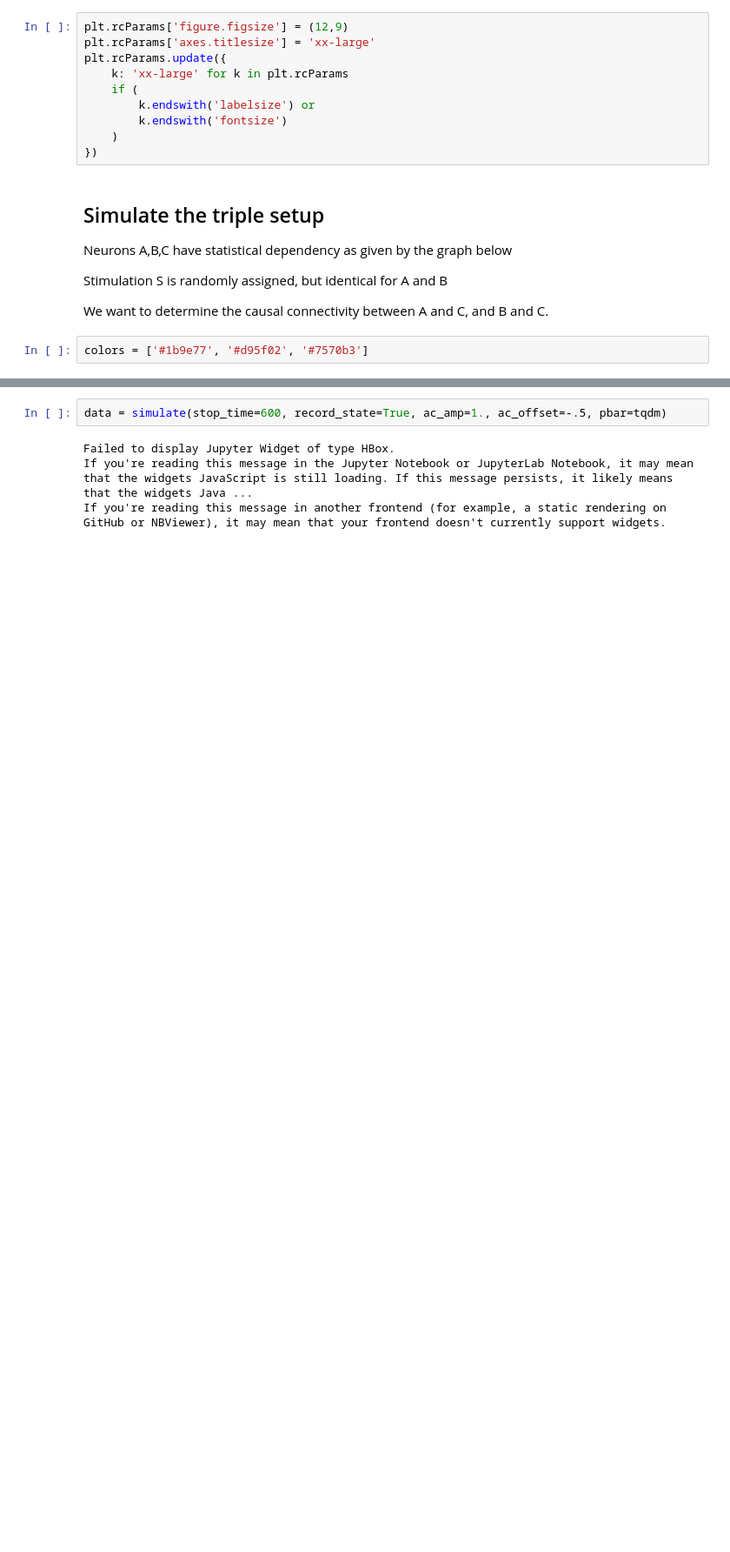
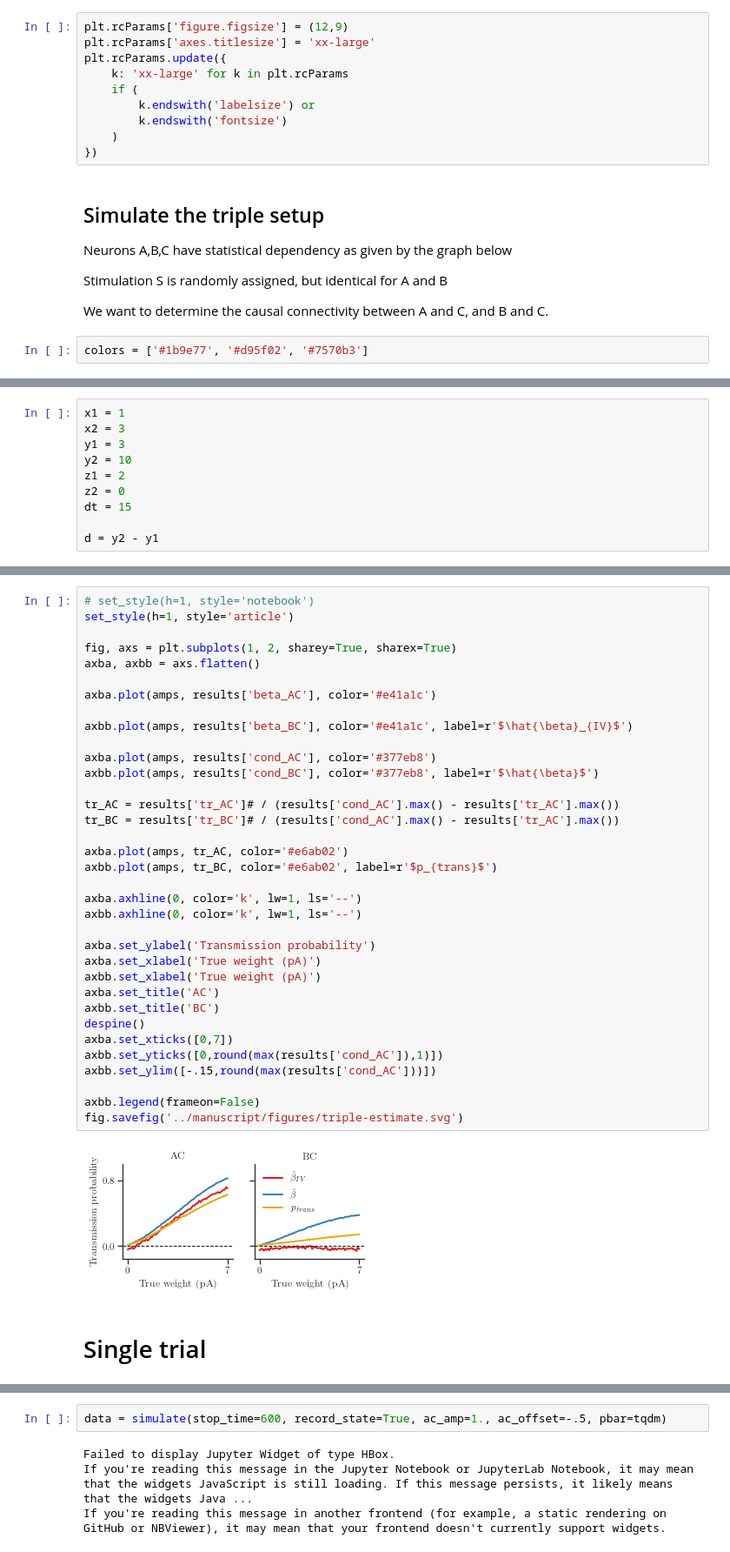
Before and after one commit to lepmik/causal-optogenetics-paper-data, a Jupyter notebook: notebooks/Figure 1-2.ipynb, the cells around one changed output, grey strips where cells are left out. Shown at 87% size. Drawn from its saved outputs; the diff is of its cells as text; blank space fills up the shorter version.

```diff
--- a/notebooks/Figure 1-2.ipynb
+++ b/notebooks/Figure 1-2.ipynb
@@ -52,0 +63,10 @@ draw(G, show='ipynb')
+# %%
+x1 = 1
+x2 = 3
+y1 = 3
+y2 = 10
+z1 = 2
+z2 = 0
+dt = 15
+
+d = y2 - y1
@@ -52,0 +193,39 @@ draw(G, show='ipynb')
+# %%
+# set_style(h=1, style='notebook')
+set_style(h=1, style='article')
+
+fig, axs = plt.subplots(1, 2, sharey=True, sharex=True)
+axba, axbb = axs.flatten()
+
+axba.plot(amps, results['beta_AC'], color='#e41a1c')
+
+axbb.plot(amps, results['beta_BC'], color='#e41a1c', label=r'$\hat{\beta}_{IV}$')
+
+axba.plot(amps, results['cond_AC'], color='#377eb8')
+axbb.plot(amps, results['cond_BC'], color='#377eb8', label=r'$\hat{\beta}$')
+
+tr_AC = results['tr_AC']# / (results['cond_AC'].max() - results['tr_AC'].max())
+tr_BC = results['tr_BC']# / (results['cond_AC'].max() - results['tr_AC'].max())
+
+axba.plot(amps, tr_AC, color='#e6ab02')
+axbb.plot(amps, tr_BC, color='#e6ab02', label=r'$p_{trans}$')
+
+axba.axhline(0, color='k', lw=1, ls='--')
+axbb.axhline(0, color='k', lw=1, ls='--')
+
+axba.set_ylabel('Transmission probability')
+axba.set_xlabel('True weight (pA)')
+axbb.set_xlabel('True weight (pA)')
+axba.set_title('AC')
+axbb.set_title('BC')
+despine()
+axba.set_xticks([0,7])
+axbb.set_yticks([0,round(max(results['cond_AC']),1)])
+axbb.set_ylim([-.15,round(max(results['cond_AC']))])
+
+axbb.legend(frameon=False)
+fig.savefig('../manuscript/figures/triple-estimate.svg')
+# %% [output]
+[figure, added]
+# %% [markdown]
+# Single trial
```
Also changed, not shown: parts of 30 cells of this notebook, 14 other files.
